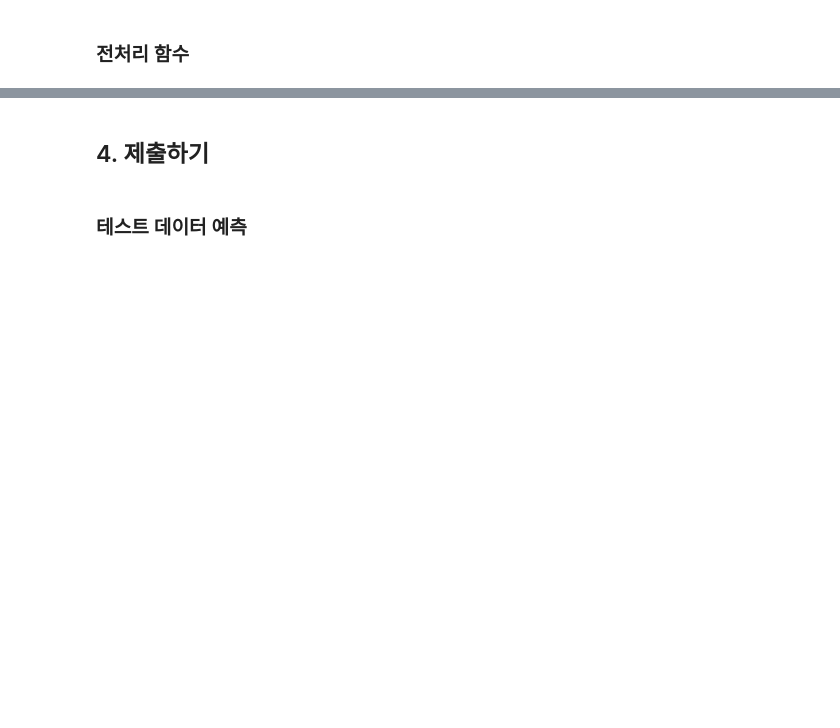
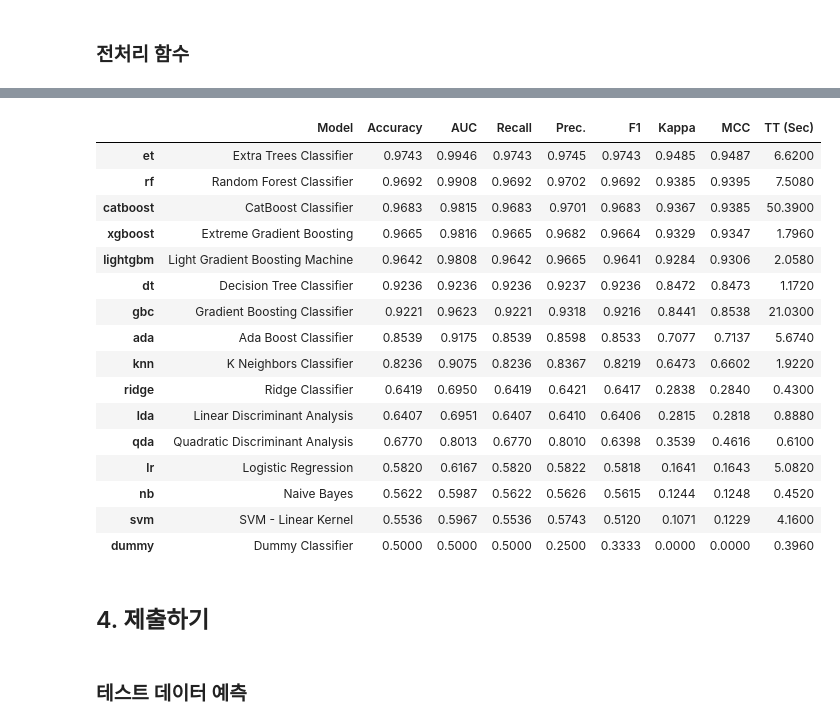
Before and after one commit to Jacob-9909/LG_aimers, a Jupyter notebook: lg_aimers_code.ipynb, the cells around one changed output, grey strips where cells are left out. Saved outputs shown, nothing was run; the diff lists cells and outputs as text; code cells hidden in the pictures; blank space fills up the shorter version.

```diff
--- a/lg_aimers_code.ipynb
+++ b/lg_aimers_code.ipynb
@@ -609,0 +290,3 @@ RandomForestClassifier(max_depth=2, max_leaf_nodes=54, min_samples_leaf=3,
+# %%
+top5 = compare_models(sort='F1', n_select=5, fold=5)
+# %% [output]
@@ -609,0 +294,17 @@ RandomForestClassifier(max_depth=2, max_leaf_nodes=54, min_samples_leaf=3,
+|  | Model | Accuracy | AUC | Recall | Prec. | F1 | Kappa | MCC | TT (Sec) |
+| et | Extra Trees Classifier | 0.9743 | 0.9946 | 0.9743 | 0.9745 | 0.9743 | 0.9485 | 0.9487 | 6.6200 |
+| rf | Random Forest Classifier | 0.9692 | 0.9908 | 0.9692 | 0.9702 | 0.9692 | 0.9385 | 0.9395 | 7.5080 |
+| catboost | CatBoost Classifier | 0.9683 | 0.9815 | 0.9683 | 0.9701 | 0.9683 | 0.9367 | 0.9385 | 50.3900 |
+| xgboost | Extreme Gradient Boosting | 0.9665 | 0.9816 | 0.9665 | 0.9682 | 0.9664 | 0.9329 | 0.9347 | 1.7960 |
+| lightgbm | Light Gradient Boosting Machine | 0.9642 | 0.9808 | 0.9642 | 0.9665 | 0.9641 | 0.9284 | 0.9306 | 2.0580 |
+| dt | Decision Tree Classifier | 0.9236 | 0.9236 | 0.9236 | 0.9237 | 0.9236 | 0.8472 | 0.8473 | 1.1720 |
+| gbc | Gradient Boosting Classifier | 0.9221 | 0.9623 | 0.9221 | 0.9318 | 0.9216 | 0.8441 | 0.8538 | 21.0300 |
+| ada | Ada Boost Classifier | 0.8539 | 0.9175 | 0.8539 | 0.8598 | 0.8533 | 0.7077 | 0.7137 | 5.6740 |
+| knn | K Neighbors Classifier | 0.8236 | 0.9075 | 0.8236 | 0.8367 | 0.8219 | 0.6473 | 0.6602 | 1.9220 |
+| ridge | Ridge Classifier | 0.6419 | 0.6950 | 0.6419 | 0.6421 | 0.6417 | 0.2838 | 0.2840 | 0.4300 |
+| lda | Linear Discriminant Analysis | 0.6407 | 0.6951 | 0.6407 | 0.6410 | 0.6406 | 0.2815 | 0.2818 | 0.8880 |
+| qda | Quadratic Discriminant Analysis | 0.6770 | 0.8013 | 0.6770 | 0.8010 | 0.6398 | 0.3539 | 0.4616 | 0.6100 |
+| lr | Logistic Regression | 0.5820 | 0.6167 | 0.5820 | 0.5822 | 0.5818 | 0.1641 | 0.1643 | 5.0820 |
+| nb | Naive Bayes | 0.5622 | 0.5987 | 0.5622 | 0.5626 | 0.5615 | 0.1244 | 0.1248 | 0.4520 |
+| svm | SVM - Linear Kernel | 0.5536 | 0.5967 | 0.5536 | 0.5743 | 0.5120 | 0.1071 | 0.1229 | 4.1600 |
+| dummy | Dummy Classifier | 0.5000 | 0.5000 | 0.5000 | 0.2500 | 0.3333 | 0.0000 | 0.0000 | 0.3960 |
```
Also changed, not shown: parts of 71 cells of this notebook.
